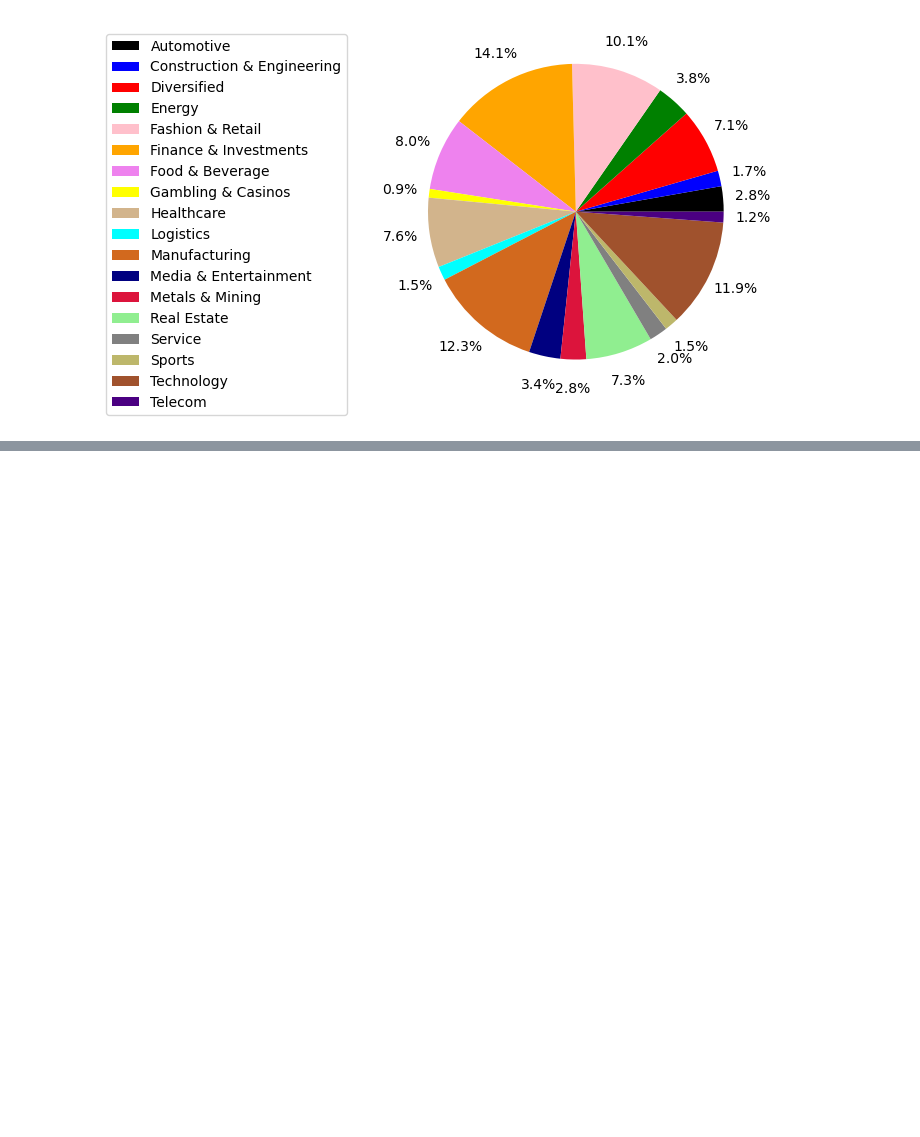
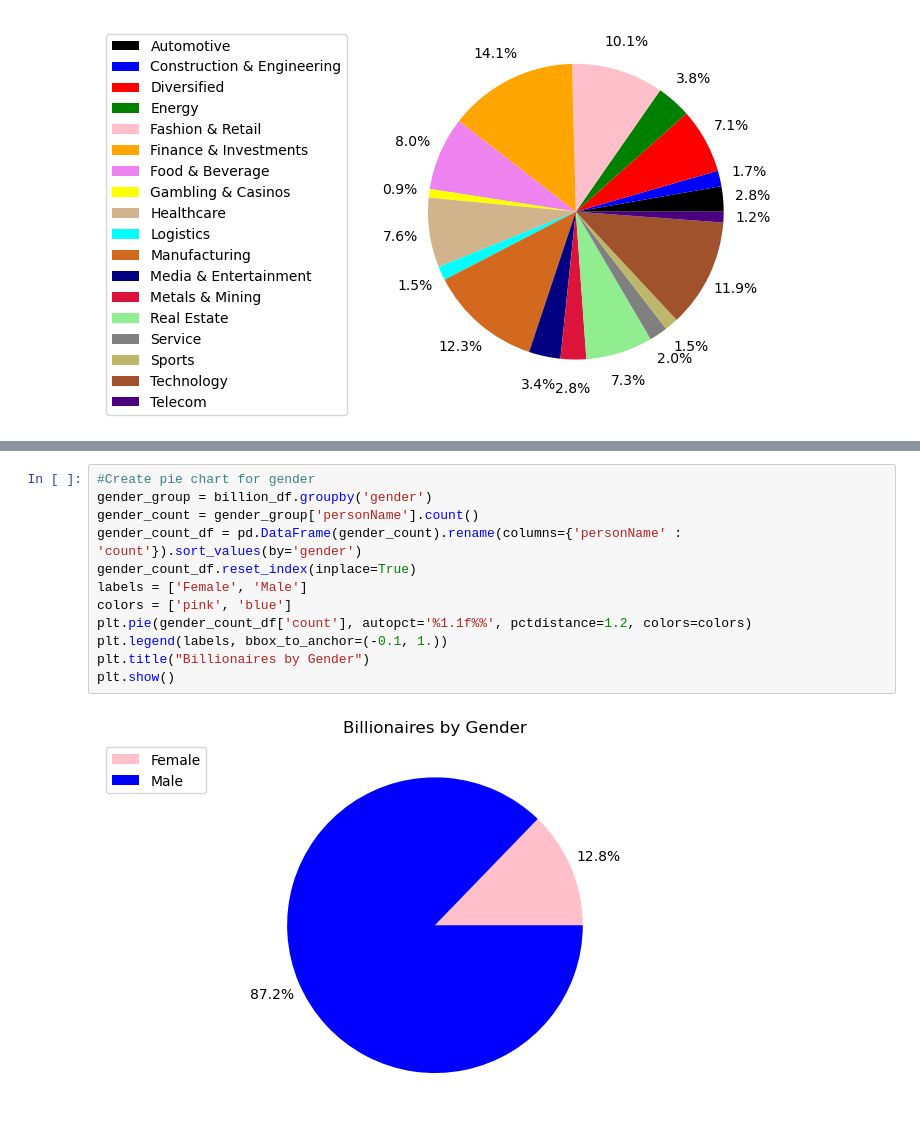
Before and after one commit to matvio16/billionaires, a Jupyter notebook: billionaires.ipynb, the cells around one changed output, grey strips where cells are left out. Saved outputs shown, nothing was run; the diff lists cells and outputs as text; blank space fills up the shorter version.

Commit message:
added gender charts and ignore warnings import

```diff
--- a/billionaires.ipynb
+++ b/billionaires.ipynb
@@ -108,3 +107,17 @@ plt.ylabel('Billionaire Count')
 plt.show()
 # %% [output]
 [figure]
+# %%
+#Create pie chart for gender
+gender_group = billion_df.groupby('gender')
+gender_count = gender_group['personName'].count()
+gender_count_df = pd.DataFrame(gender_count).rename(columns={'personName' : 'count'}).sort_values(by='gender')
+gender_count_df.reset_index(inplace=True)
+labels = ['Female', 'Male']
+colors = ['pink', 'blue']
+plt.pie(gender_count_df['count'], autopct='%1.1f%%', pctdistance=1.2, colors=colors)
+plt.legend(labels, bbox_to_anchor=(-0.1, 1.))
+plt.title("Billionaires by Gender")
+plt.show()
+# %% [output]
+[figure, added]
```
Also changed, not shown: parts of 9 cells of this notebook, 6 other files.
